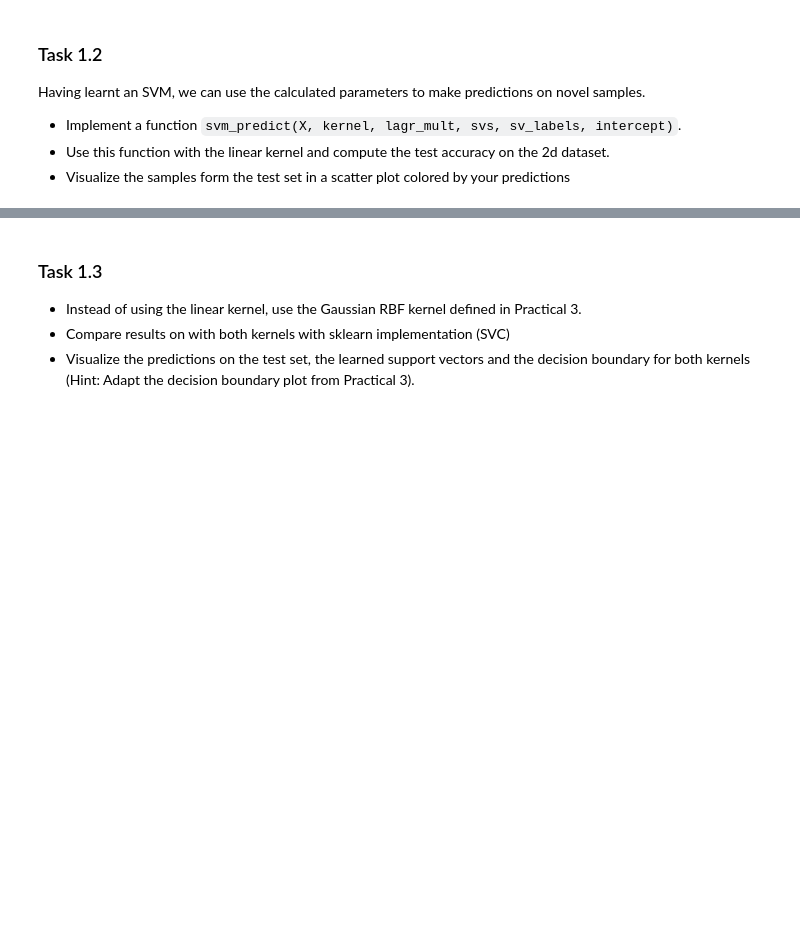
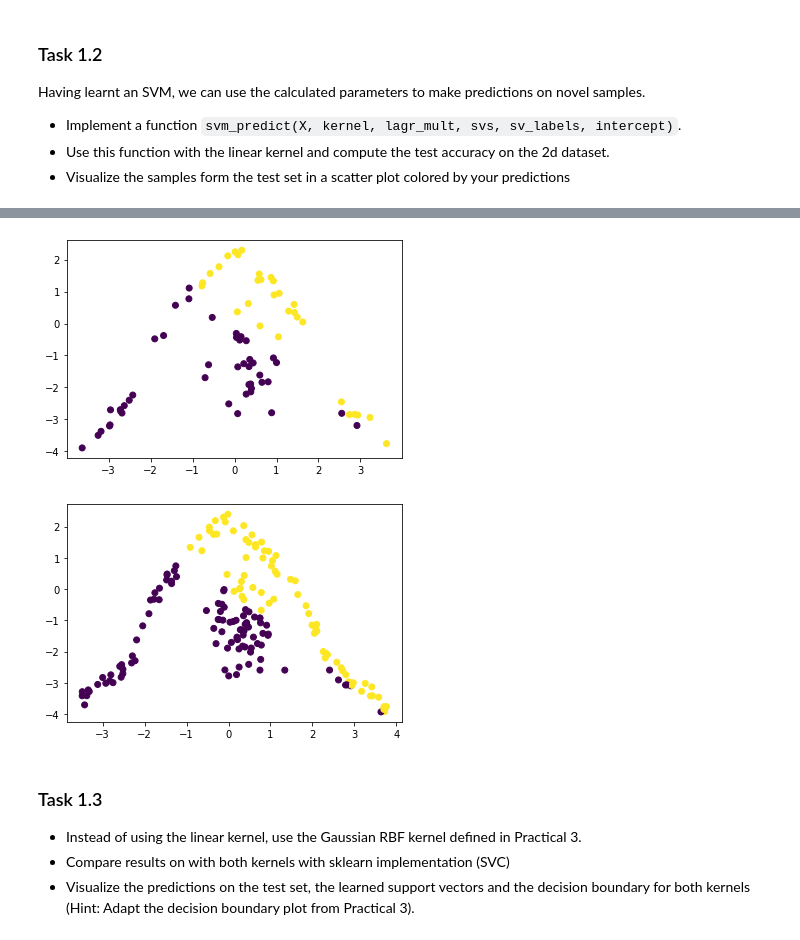
Before and after one commit to simonblaue/Master, a Jupyter notebook: Machine Learning/Practical 4/4_[NAME1]_[NAME2]_[NAME3].ipynb, the cells around one changed output, grey strips where cells are left out. Cells and saved outputs as stored; diff of their text form; code cells hidden in the pictures; blank space fills up the shorter version.

Commit message:
rbf and linear svm done

```diff
--- a/Machine Learning/Practical 4/4_[NAME1]_[NAME2]_[NAME3].ipynb
+++ b/Machine Learning/Practical 4/4_[NAME1]_[NAME2]_[NAME3].ipynb
@@ -108,13 +108,11 @@ def fit_svm(X, t, kernel, C=1.0):
         for j in range(N):
             P[i][j]=t[i]*t[j]*kernel(X[i],X[j])
     q = -1*np.ones(N)
-    A = t.reshape(1,N)
-    print(np.shape(A))
+    A = t.reshape(1,N) # -> Zeilenvector von t
     b = np.zeros(1).reshape(1,1)
-    G = np.zeros(2*N*N)
-    G = G.reshape(2*N,N)
+    G = np.zeros((2*N,N))
     for i in range(N):
-         G[i,i]=1
+        G[i,i]=1
     h = np.array([C for i in range(N)])
     h = np.append(h,np.zeros(N))
     # ---------------- END CODE -------------------------
@@ -159,7 +157,7 @@ def extract_parameters(X, t, kernel, lagr_mult, threshold=1e-7):
     intercept = A @ lagr_mult
     svs_indices = np.where(lagr_mult < threshold)
     svs = X[svs_indices]
-    sv_labels = np.sign(svs)
+    sv_labels = t[svs_indices]
     lagr_mult = lagr_mult[svs_indices]
     # ---------------- END CODE -------------------------
 
@@ -169,9 +167,9 @@ def extract_parameters(X, t, kernel, lagr_mult, threshold=1e-7):
 # Training
 # Fit SVM on training data
 lagrange_multiplier = fit_svm(X_train,t_train, linear_kernel)
+print(lagrange_multiplier)
+# Extract parameters
+lagr_mult , svs,sv_labels, intercept = extract_parameters(X_train, t_train, linear_kernel, lagrange_multiplier, threshold=1.)
 
-# Extract parameters
-lagr_mult , svs,sv_labels, intercept = extract_parameters(X_train, t_train, linear_kernel, lagrange_multiplier)
-
-print(svs.shape,sv_labels.shape, intercept)
+print(lagr_mult.shape,svs.shape,sv_labels.shape, intercept)
 # %% [output]
@@ -198,7 +198,7 @@ Having learnt an SVM, we can use the calculated parameters to make predictions o
 - Use this function with the linear kernel and compute the test accuracy on the 2d dataset.
 - Visualize the samples form the test set in a scatter plot colored by your predictions
 # %%
-def svm_predict(X, kernel, lagr_mult, svs, sv_labels, intercept):
+def svm_predict(X, kernel, lagr_mult, svs, sv_labels, intercept, verbose=False):
     ''' Given the learned parameters of the SVM, make a prediction on the test set.
     Inputs
         X:         predictors
@@ -213,10 +213,12 @@ def svm_predict(X, kernel, lagr_mult, svs, sv_labels, intercept):
     '''
 
     # ---------------- INSERT CODE ----------------------
-    K = np.array([kernel(sv , xv) for sv in svs for xv in X ]).reshape(svs.shape[0],X.shape[0])
-    print(K)
-    print(svs.shape)
-    prediction = [(alpha_n * t_n) * K for alpha_n,t_n in zip(lagr_mult,sv_labels)]
+    prediction = np.zeros(X.shape[0])
+    for i,xv in enumerate(X):
+        if verbose: print(f"Predicitng Vector {i} of {X.shape[0]}")
+        for sv, sv_t, alpha_n in zip(svs,sv_labels,lagr_mult):
+            prediction[i] += kernel(xv,sv) * sv_t * alpha_n
+        prediction[i] += intercept
     # ---------------- END CODE -------------------------
 
-    return prediction
+    return np.sign(prediction)
@@ -224,3 +233,4 @@ def svm_predict(X, kernel, lagr_mult, svs, sv_labels, intercept):
 # Testing
 # make predictions for test set
 test_predictions = svm_predict(X_test,linear_kernel,lagr_mult, svs, sv_labels, intercept)
+train_predictions = svm_predict(X_train,linear_kernel,lagr_mult,svs,sv_labels,intercept)
@@ -248,3 +254,14 @@ ValueError: operands could not be broadcast together with shapes (13,) (12,54)
+# %%
+# visualize predictions
+plt.scatter(X_test[:,0],X_test[:,1], c=test_predictions)
+plt.show()
+
+# visualize predictions
+plt.scatter(X_train[:,0],X_train[:,1], c=train_predictions)
+plt.show()
+# %% [output]
+[figure, added]
+[figure, added]
 # %% [markdown]
 ### Task 1.3
 
```
Also changed, not shown: parts of 11 cells of this notebook.
